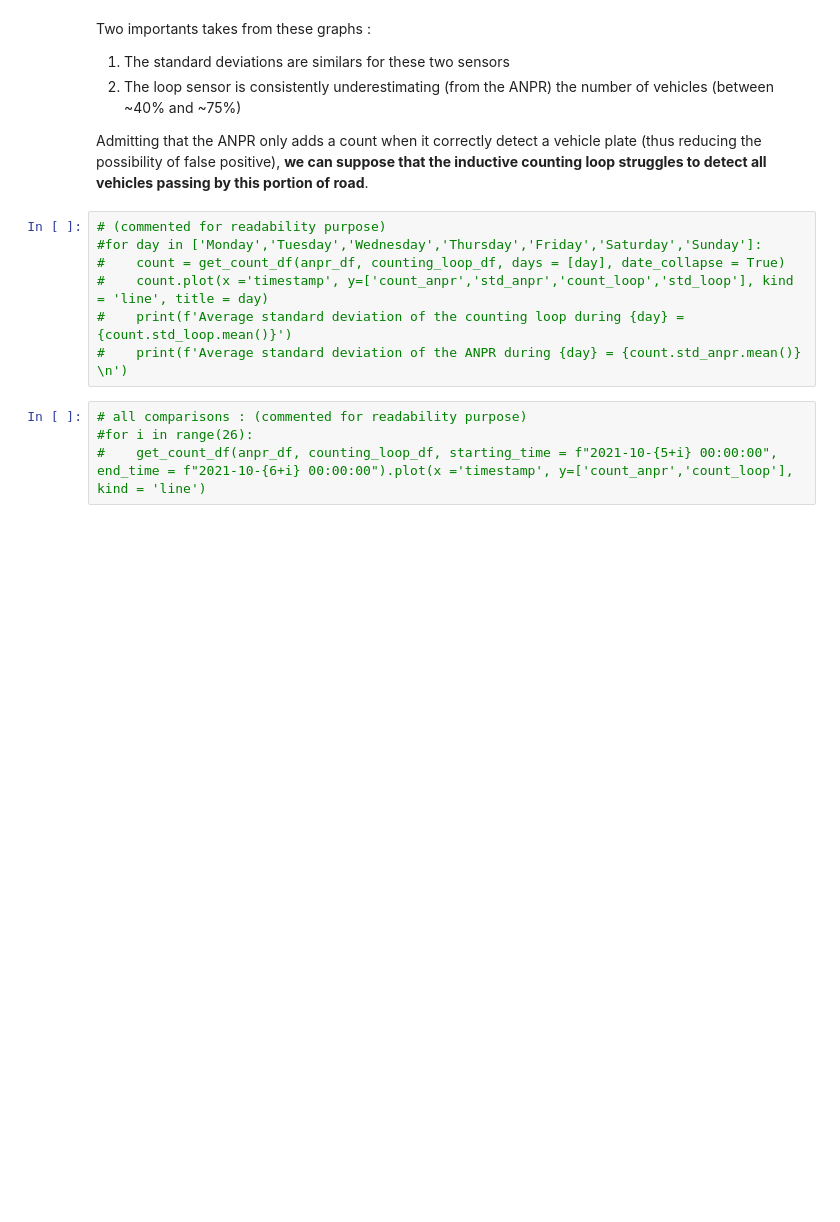
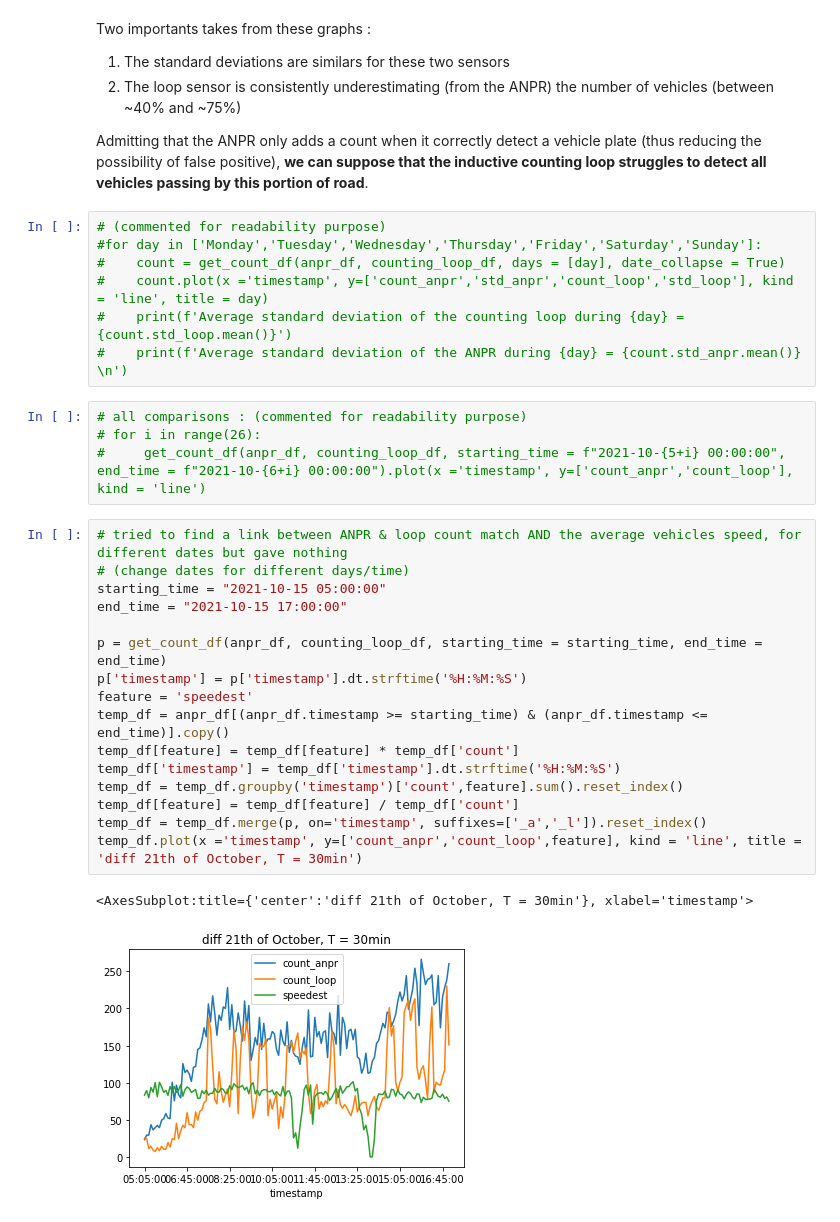
Before and after one commit to khookh/MacqProject, a Jupyter notebook: data_science_exercise.ipynb, the cells around one changed output. Drawn from its saved outputs; the diff is of its cells as text; blank space fills up the shorter version.

```diff
--- a/data_science_exercise.ipynb
+++ b/data_science_exercise.ipynb
@@ -321,5 +317,24 @@ Admitting that the ANPR only adds a count when it correctly detect a vehicle pla
 #    print(f'Average standard deviation of the ANPR during {day} = {count.std_anpr.mean()} \n')
 # %%
 # all comparisons : (commented for readability purpose)
-#for i in range(26):
-#    get_count_df(anpr_df, counting_loop_df, starting_time = f"2021-10-{5+i} 00:00:00", end_time = f"2021-10-{6+i} 00:00:00").plot(x ='timestamp', y=['count_anpr','count_loop'], kind = 'line')
+# for i in range(26):
+#     get_count_df(anpr_df, counting_loop_df, starting_time = f"2021-10-{5+i} 00:00:00", end_time = f"2021-10-{6+i} 00:00:00").plot(x ='timestamp', y=['count_anpr','count_loop'], kind = 'line')
+# %%
+# tried to find a link between ANPR & loop count match AND the average vehicles speed, for different dates but gave nothing
+# (change dates for different days/time)
+starting_time = "2021-10-15 05:00:00"
+end_time = "2021-10-15 17:00:00"
+
+p = get_count_df(anpr_df, counting_loop_df, starting_time = starting_time, end_time = end_time)
+p['timestamp'] = p['timestamp'].dt.strftime('%H:%M:%S')
+feature = 'speedest'
+temp_df = anpr_df[(anpr_df.timestamp >= starting_time) & (anpr_df.timestamp <= end_time)].copy()
+temp_df[feature] = temp_df[feature] * temp_df['count']
+temp_df['timestamp'] = temp_df['timestamp'].dt.strftime('%H:%M:%S')
+temp_df = temp_df.groupby('timestamp')['count',feature].sum().reset_index()
+temp_df[feature] = temp_df[feature] / temp_df['count']
+temp_df = temp_df.merge(p, on='timestamp', suffixes=['_a','_l']).reset_index()
+temp_df.plot(x ='timestamp', y=['count_anpr','count_loop',feature], kind = 'line', title = 'diff 21th of October, T = 30min')
+# %% [output]
+<AxesSubplot:title={'center':'diff 21th of October, T = 30min'}, xlabel='timestamp'>
+[figure, added]
```
Also changed, not shown: parts of 24 cells of this notebook.
